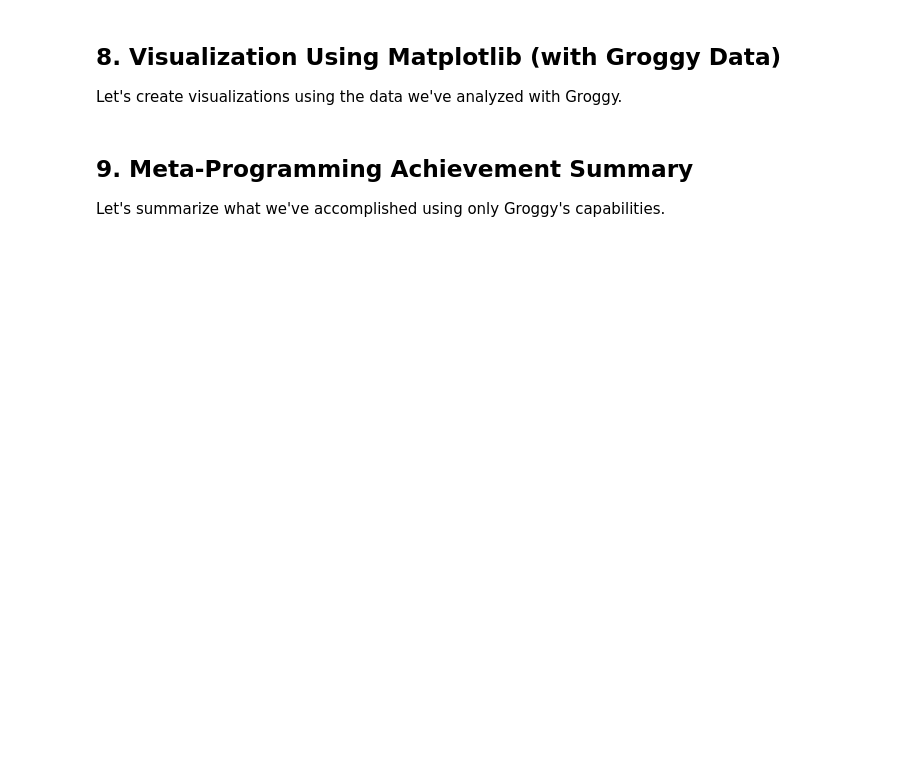
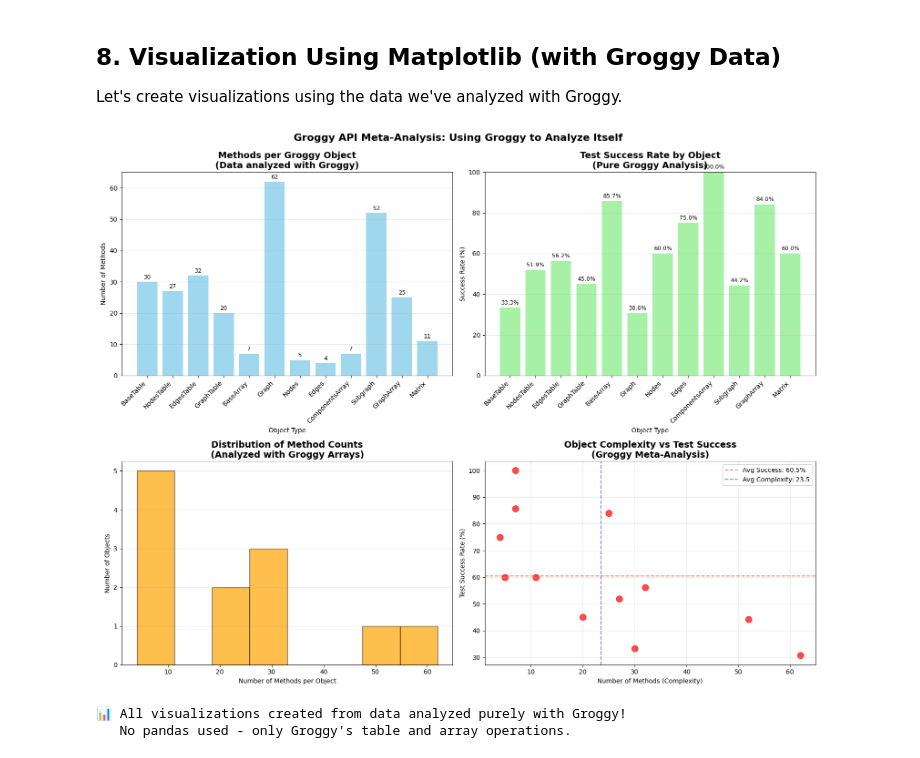
Before and after one commit to rollingstorms/groggy, a Jupyter notebook: documentation/meta_api_discovery/Meta_API_Discovery_Analysis_Pure_Groggy.ipynb, the cells around one changed output. Drawn from its saved outputs; the diff is of its cells as text; code cells hidden in the pictures; blank space fills up the shorter version.

```diff
--- a/documentation/meta_api_discovery/Meta_API_Discovery_Analysis_Pure_Groggy.ipynb
+++ b/documentation/meta_api_discovery/Meta_API_Discovery_Analysis_Pure_Groggy.ipynb
@@ -210,7 +299,7 @@ Now let's load the actual meta-graph - where Groggy's API structure is represent
 # Try to load the meta-graph bundle (Groggy analyzing itself!)
 try:
     print("🔄 Loading the API meta-graph using Groggy...")
-    api_graph_table = groggy.GraphTable.load_bundle('./groggy_api_meta_graph')
+    api_graph_table = fr.GraphTable.load_bundle('./groggy_api_meta_graph')
     api_graph = api_graph_table.to_graph()
 
     print(f"✅ Successfully loaded the API Meta-Graph!")
@@ -250,9 +339,9 @@ except Exception as e:
         'method_name': ['table', 'head', 'node_ids']
     }
 
-    nodes_table = groggy.NodesTable.from_dict(demo_nodes)
-    edges_table = groggy.EdgesTable.from_dict(demo_edges)
-    api_graph_table = groggy.GraphTable(nodes_table, edges_table)
+    nodes_table = gr.NodesTable.from_dict(demo_nodes)
+    edges_table = gr.EdgesTable.from_dict(demo_edges)
+    api_graph_table = gr.GraphTable(nodes_table, edges_table)
     api_graph = api_graph_table.to_graph()
 
     print(f"✅ Created demo API graph: {api_graph.node_count()} nodes, {api_graph.edge_count()} edges")
@@ -313,10 +425,10 @@ print(f"=" * 50)
 print(f"\n📋 Groggy Objects in the Meta-Graph:")
 for i in range(min(nodes_table.nrows(), 10)):
     row = nodes_table[i]
-    node_id = row.get('node_id', i+1)
-    obj_name = row.get('object_name', f'Object_{i+1}')
-    method_count = row.get('method_count', 0)
-    print(f"{node_id:2d}. {obj_name:15s}: {method_count:2d} methods")
+    node_id = row['node_id']
+    obj_name = row['object_name']
+    method_count = row['method_count']
+    print(f"{node_id:2}. {obj_name:15s}: {method_count:2} methods")
 
 # Analyze method counts using Groggy operations
 if nodes_table.has_column('method_count'):
@@ -337,9 +449,9 @@ if edges_table.has_column('method_name'):
     print(f"\n🔧 Sample Method Connections:")
     for i in range(min(edges_table.nrows(), 8)):
         edge = edges_table[i]
-        method = edge.get('method_name', 'unknown')
-        source = edge.get('source', 0)
-        target = edge.get('target', 0)
+        method = edge['method_name']
+        source = edge['source']
+        target = edge['target']
         print(f"   {method}(): Object {source} -> Object {target}")
 
 print(f"\n✨ This represents the complete interconnection of Groggy's API!")
@@ -365,15 +495,15 @@ for method_name, pattern_info in test_results['method_success_patterns'].items()
         method_pattern_data['success_rate'].append(success_rate)
 
 # Create Groggy table for method patterns
-methods_table = groggy.BaseTable.from_dict(method_pattern_data)
-print(f"✅ Created method patterns table with {methods_table.nrows()} successful methods")
+methods_table = gr.BaseTable.from_dict(method_pattern_data)
+print(f"✅ Created method patterns table with {methods_table.nrows} successful methods")
 
 print(f"\n🔥 Top Performing Method Patterns:")
 print(f"=" * 50)
 
 # Show top methods by successful calls (manual sorting since we're avoiding pandas)
 methods_list = []
-for i in range(methods_table.nrows()):
+for i in range(methods_table.nrows):
     row = methods_table[i]
     methods_list.append((row['method_name'], row['successful_calls'], row['success_rate']))
 
@@ -411,11 +559,11 @@ print(f"\n🏗️  API Complexity Insights:")
 method_counts = objects_table.column('method_count')
 method_stats = method_counts.describe()
 
-total_methods = sum([row['method_count'] for i in range(objects_table.nrows()) for row in [objects_table[i]]])
+total_methods = sum([row['method_count'] for i in range(objects_table.nrows) for row in [objects_table[i]]])
 avg_methods = method_stats.get('mean', 0)
 max_methods = method_stats.get('max', 0)
 
-print(f"   Total API Surface: {total_methods} methods across {objects_table.nrows()} objects")
+print(f"   Total API Surface: {total_methods} methods across {objects_table.nrows} objects")
 print(f"   Average Complexity: {avg_methods:.1f} methods per object")
 print(f"   Most Complex Object: {max_methods} methods")
 
@@ -427,7 +575,7 @@ complex_methods = 0
 medium_methods = 0
 simple_methods = 0
 
-for i in range(objects_table.nrows()):
+for i in range(objects_table.nrows):
     row = objects_table[i]
     method_count = row['method_count']
 
@@ -452,7 +600,7 @@ high_success_count = 0
 medium_success_count = 0
 low_success_count = 0
 
-for i in range(coverage_table.nrows()):
+for i in range(coverage_table.nrows):
     row = coverage_table[i]
     success_rate = row['success_rate']
 
@@ -495,7 +661,7 @@ import matplotlib.pyplot as plt
 object_names = []
 method_counts_viz = []
 
-for i in range(objects_table.nrows()):
+for i in range(objects_table.nrows):
     row = objects_table[i]
     object_names.append(row['object_name'])
     method_counts_viz.append(row['method_count'])
@@ -504,7 +670,7 @@ for i in range(objects_table.nrows()):
 coverage_names = []
 success_rates_viz = []
 
-for i in range(coverage_table.nrows()):
+for i in range(coverage_table.nrows):
     row = coverage_table[i]
     coverage_names.append(row['object_name'])
     success_rates_viz.append(row['success_rate'])
@@ -553,40 +719,40 @@ ax3.grid(axis='y', alpha=0.3)
 matched_methods = []
 matched_success = []
 
-for i in range(objects_table.nrows()):
+for i in range(objects_table.nrows):
     obj_row = objects_table[i]
     obj_name = obj_row['object_name']
     method_count = obj_row['method_count']
 
     # Find matching coverage data
-    for j in range(coverage_table.nrows()):
+    for j in range(coverage_table.nrows):
         cov_row = coverage_table[j]
         if cov_row['object_name'] == obj_name:
             matched_methods.append(method_count)
             matched_success.append(cov_row['success_rate'])
             break
 
 ax4.scatter(matched_methods, matched_success, color='red', alpha=0.7, s=100)
 ax4.set_title('Object Complexity vs Test Success\n(Groggy Meta-Analysis)', fontsize=14, fontweight='bold')
 ax4.set_xlabel('Number of Methods (Complexity)')
 ax4.set_ylabel('Test Success Rate (%)')
 ax4.grid(True, alpha=0.3)
 
 # Add trend line (simple)
 if len(matched_methods) > 1:
     z = [sum(matched_methods)/len(matched_methods), sum(matched_success)/len(matched_success)]
     ax4.axhline(y=z[1], color='red', linestyle='--', alpha=0.5, label=f'Avg Success: {z[1]:.1f}%')
     ax4.axvline(x=z[0], color='blue', linestyle='--', alpha=0.5, label=f'Avg Complexity: {z[0]:.1f}')
     ax4.legend()
 
 plt.tight_layout()
 plt.suptitle('Groggy API Meta-Analysis: Using Groggy to Analyze Itself',
              fontsize=16, fontweight='bold', y=1.02)
 plt.show()
 
 print(f"\n📊 All visualizations created from data analyzed purely with Groggy!")
 print(f"   No pandas used - only Groggy's table and array operations.")
+# %% [output]
+[figure, added]
+📊 All visualizations created from data analyzed purely with Groggy!
+   No pandas used - only Groggy's table and array operations.
-# %% [markdown]
-## 9. Meta-Programming Achievement Summary
-
-Let's summarize what we've accomplished using only Groggy's capabilities.
```
Also changed, not shown: parts of 15 cells of this notebook, 34 other files.
